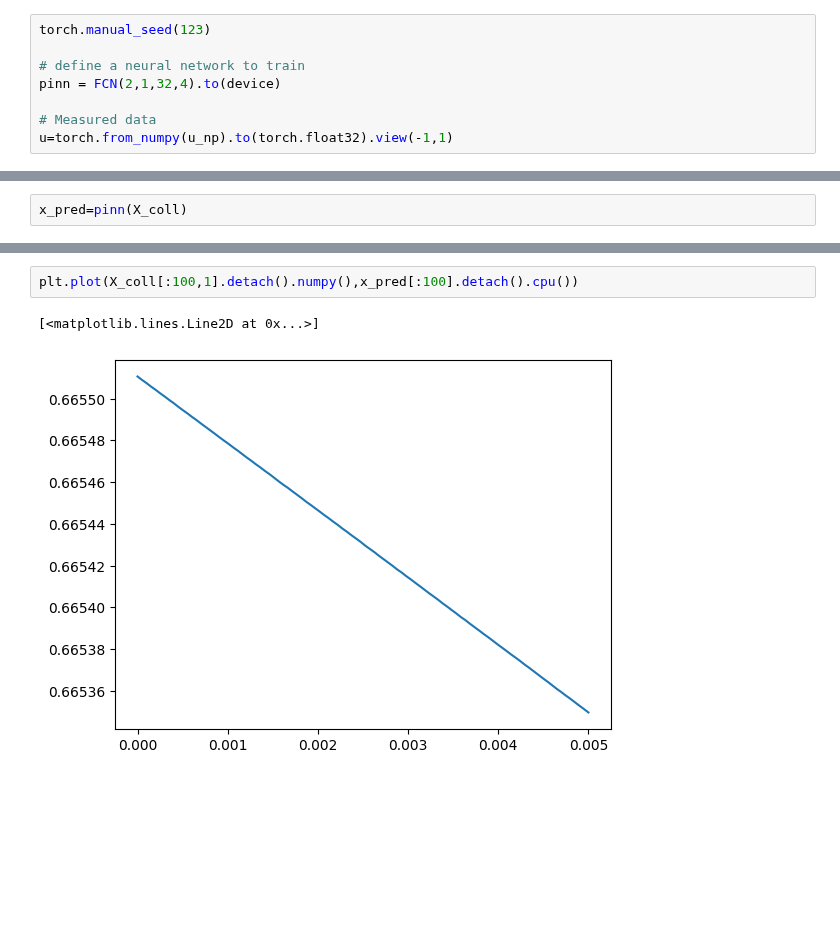
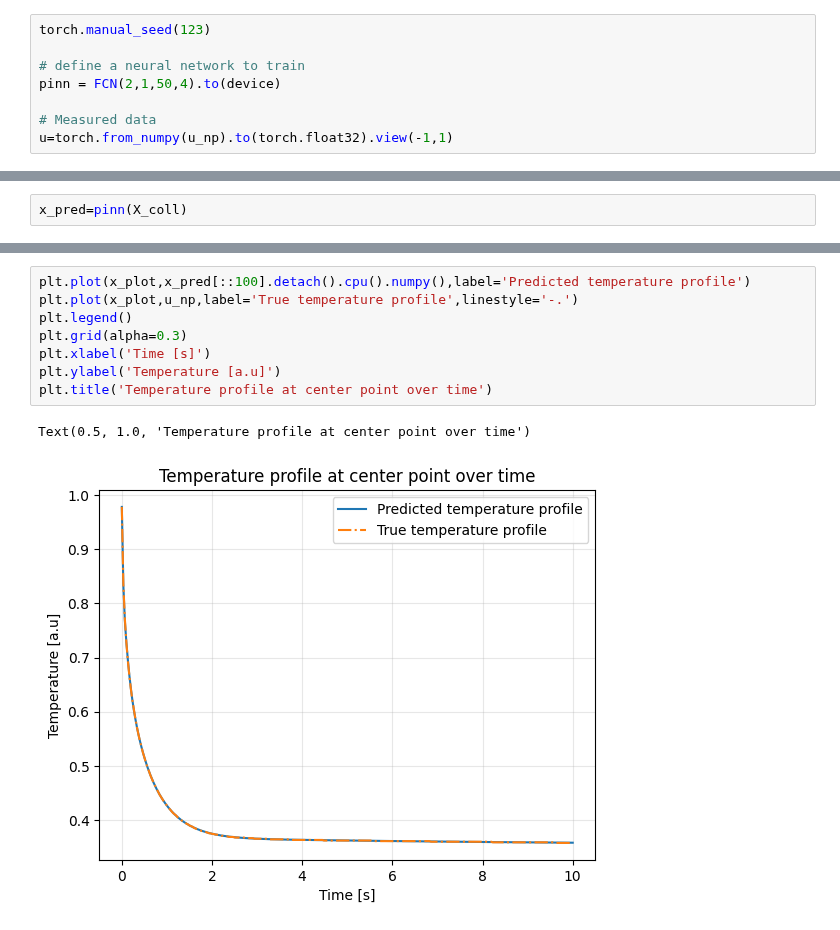
Before and after one commit to konrad-jaworski/Anisotropic_diffusivity_2, a Jupyter notebook: Experiment_with_1D_solution.ipynb, the cells around one changed output, grey strips where cells are left out. Saved outputs shown, nothing was run; the diff lists cells and outputs as text; blank space fills up the shorter version.

```diff
--- a/Experiment_with_1D_solution.ipynb
+++ b/Experiment_with_1D_solution.ipynb
@@ -78,7 +80,7 @@ class FCN(nn.Module):
 torch.manual_seed(123)
 
 # define a neural network to train
-pinn = FCN(2,1,32,4).to(device)
+pinn = FCN(2,1,50,4).to(device)
 
 # Measured data
 u=torch.from_numpy(u_np).to(torch.float32).view(-1,1)
@@ -220,5 +233,11 @@ for i in range(30):
-# %%
-plt.plot(X_coll[:100,1].detach().numpy(),x_pred[:100].detach().cpu())
-# %% [output]
-[<matplotlib.lines.Line2D at 0x...>]
-[figure, removed]
+# %%
+plt.plot(x_plot,x_pred[::100].detach().cpu().numpy(),label='Predicted temperature profile')
+plt.plot(x_plot,u_np,label='True temperature profile',linestyle='-.')
+plt.legend()
+plt.grid(alpha=0.3)
+plt.xlabel('Time [s]')
+plt.ylabel('Temperature [a.u]')
+plt.title('Temperature profile at center point over time')
+# %% [output]
+Text(0.5, 1.0, 'Temperature profile at center point over time')
+[figure, added]
```
Also changed, not shown: parts of 13 cells of this notebook.
